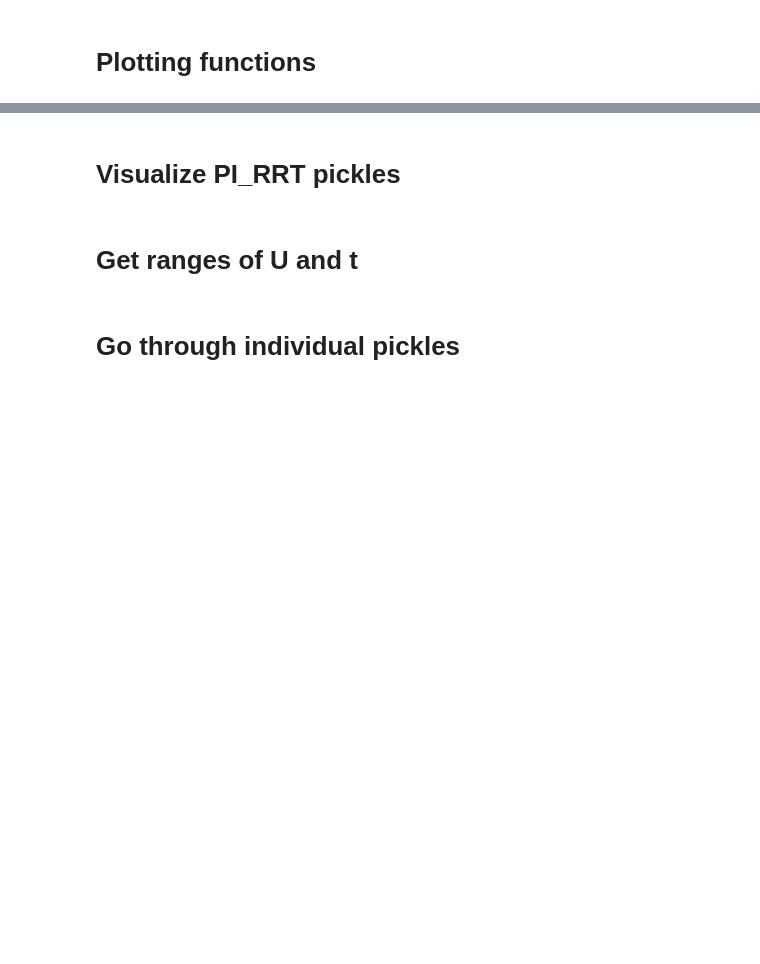
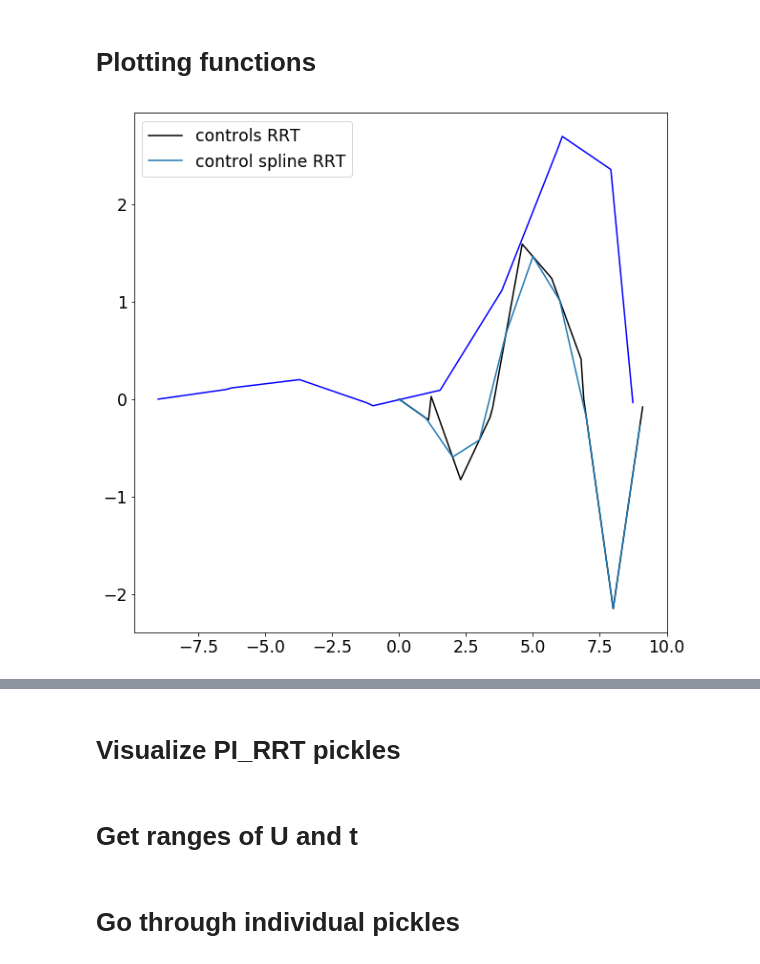
Before and after one commit to ankitkaushik/StochasticOptimalControl, a Jupyter notebook: PI_RRT.ipynb, the cells around one changed output, grey strips where cells are left out. Cells and saved outputs as stored; diff of their text form; code cells hidden in the pictures; blank space fills up the shorter version.

Commit message:
Pure pursuit controller was not implemented correctly. Fixed it.

```diff
--- a/PI_RRT.ipynb
+++ b/PI_RRT.ipynb
@@ -20,0 +43,16 @@ Populating the interactive namespace from numpy and matplotlib
+# %%
+vInit = Vertex(-9.,0.,0.,0.,0.,0)
+vGoal = Vertex(9.,0.,0.,10.,0.,0)
+alphas = [0.25,0.5,1.0]
+alpha = alphas[0]
+obstacleTypes = ['single', 'double']
+obstacleType = obstacleTypes[0]
+runTypes = ['rrt','rrtloop','pirrt']
+runType = runTypes[2]
+useRRTStar = False
+controlledSteering = True
+plottingInterval='notend'
+# %%
+saveDir = '/'+'/'.join(os.getcwd().split('/')[1:-1])+'/March12_'+obstacleType+'_obstacle_alpha_'+str(alpha)+'_controlledSteering_generateTrajectories3/'
+# %%
+pi_rrt = PI_RRT(vInit,vGoal,alpha,saveDir,useRRTStar,controlledSteering,obstacleType)
@@ -77,3 +148,20 @@ def plotObstacles(RRT):
         y.extend([obstacle.center[1] - obstacle.size[1]/2])
         y.extend([obstacle.center[1] - obstacle.size[1]/2])
         obstaclePlot = plot(x,y,'r')
+# %%
+def plotRRTControlSpline(PI_RRT,start=0,end=10):
+    fig = figure(0,(10,10))
+    numSamples = int((end-start)*10)
+    x = np.zeros(numSamples)
+    y = np.zeros(numSamples)
+    for i in range(numSamples):
+        x[i] = i/10
+        y[i] = PI_RRT.controlSplineRRT(x[i])
+    controls = []
+    times = []
+    for v in PI_RRT.RRT.pathReversed:
+        controls.append(v.controlInput)
+        times.append(v.time)
+    plot(times,controls,color='k',label='controls RRT')
+    plot(x,y,label='control spline RRT')
+    legend(loc='upper left')
@@ -79,0 +182,10 @@ def plotObstacles(RRT):
+# %%
+fig = figure(0,(10,10))
+plotPath(pi_rrt.RRT.pathReversed)
+# plotObstacles(pi_rrt.RRT)
+plotRRTControlSpline(pi_rrt)
+# plotRRTPathSpline(pi_rrt)
+# plotRRTControlSpline(pi_rrt)
+# pi_rrt.controlSplineRRT
+# %% [output]
+[figure, added]
```
Also changed, not shown: parts of 63 cells of this notebook, 2 other files.
